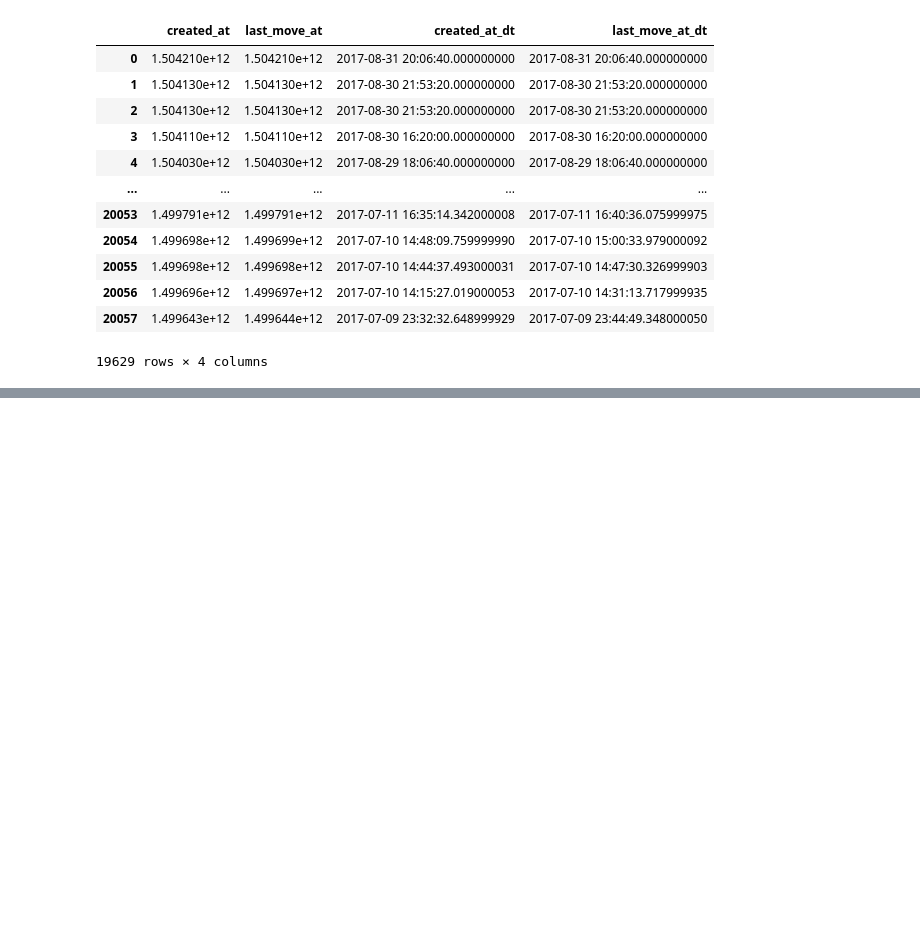
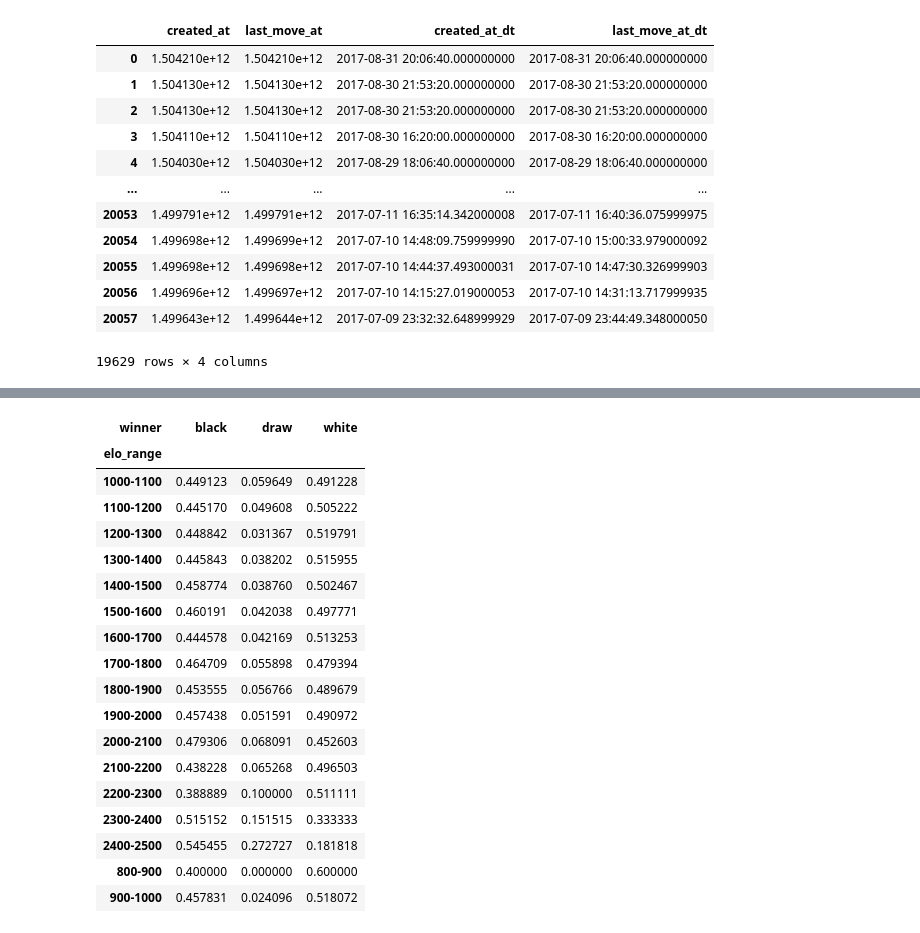
Before and after one commit to ly-daniel/Practice-Projects, a Jupyter notebook: Chess/analyze_chess_games.ipynb, the cells around one changed output, grey strips where cells are left out. Cells and saved outputs as stored; diff of their text form; code cells hidden in the pictures; blank space fills up the shorter version.

```diff
--- a/Chess/analyze_chess_games.ipynb
+++ b/Chess/analyze_chess_games.ipynb
@@ -68,3 +55,41 @@ SyntaxError: invalid syntax (163625946.py, line 2)
+# %%
+def categorize_elo(rating):
+    if rating < 900:
+        return '800-900'
+    elif rating < 1000:
+        return '900-1000'
+    elif rating < 1100:
+        return '1000-1100'
+    elif rating < 1200:
+        return '1100-1200'
+    elif rating < 1300:
+        return '1200-1300'
+    elif rating < 1400:
+        return '1300-1400'
+    elif rating < 1500:
+        return '1400-1500'
+    elif rating < 1600:
+        return '1500-1600'
+    elif rating < 1700:
+        return '1600-1700'
+    elif rating < 1800:
+        return '1700-1800'
+    elif rating < 1900:
+        return '1800-1900'
+    elif rating < 2000:
+        return '1900-2000'
+    elif rating < 2100:
+        return '2000-2100'
+    elif rating < 2200:
+        return '2100-2200'
+    elif rating < 2300:
+        return '2200-2300'
+    elif rating < 2400:
+        return '2300-2400'
+    else:
+        return '2400-2500'
+
+df['elo_range'] = df['average_rating'].apply(categorize_elo)
 # %%
 df_times = df[['created_at', 'last_move_at']].copy()
 df_times['created_at_dt'] = pd.to_datetime(df_times['created_at']/1000, unit = 's', origin='unix')
@@ -167,0 +186,23 @@ Error:
+# %%
+df_pivot = pd.crosstab(df['elo_range'], df['winner'], normalize='index')
+df_pivot
+# %% [output]
+| winner | black | draw | white |
+| elo_range |  |  |  |
+| 1000-1100 | 0.449123 | 0.059649 | 0.491228 |
+| 1100-1200 | 0.445170 | 0.049608 | 0.505222 |
+| 1200-1300 | 0.448842 | 0.031367 | 0.519791 |
+| 1300-1400 | 0.445843 | 0.038202 | 0.515955 |
+| 1400-1500 | 0.458774 | 0.038760 | 0.502467 |
+| 1500-1600 | 0.460191 | 0.042038 | 0.497771 |
+| 1600-1700 | 0.444578 | 0.042169 | 0.513253 |
+| 1700-1800 | 0.464709 | 0.055898 | 0.479394 |
+| 1800-1900 | 0.453555 | 0.056766 | 0.489679 |
+| 1900-2000 | 0.457438 | 0.051591 | 0.490972 |
+| 2000-2100 | 0.479306 | 0.068091 | 0.452603 |
+| 2100-2200 | 0.438228 | 0.065268 | 0.496503 |
+| 2200-2300 | 0.388889 | 0.100000 | 0.511111 |
+| 2300-2400 | 0.515152 | 0.151515 | 0.333333 |
+| 2400-2500 | 0.545455 | 0.272727 | 0.181818 |
+| 800-900 | 0.400000 | 0.000000 | 0.600000 |
+| 900-1000 | 0.457831 | 0.024096 | 0.518072 |
```
Also changed, not shown: parts of 13 cells of this notebook.
